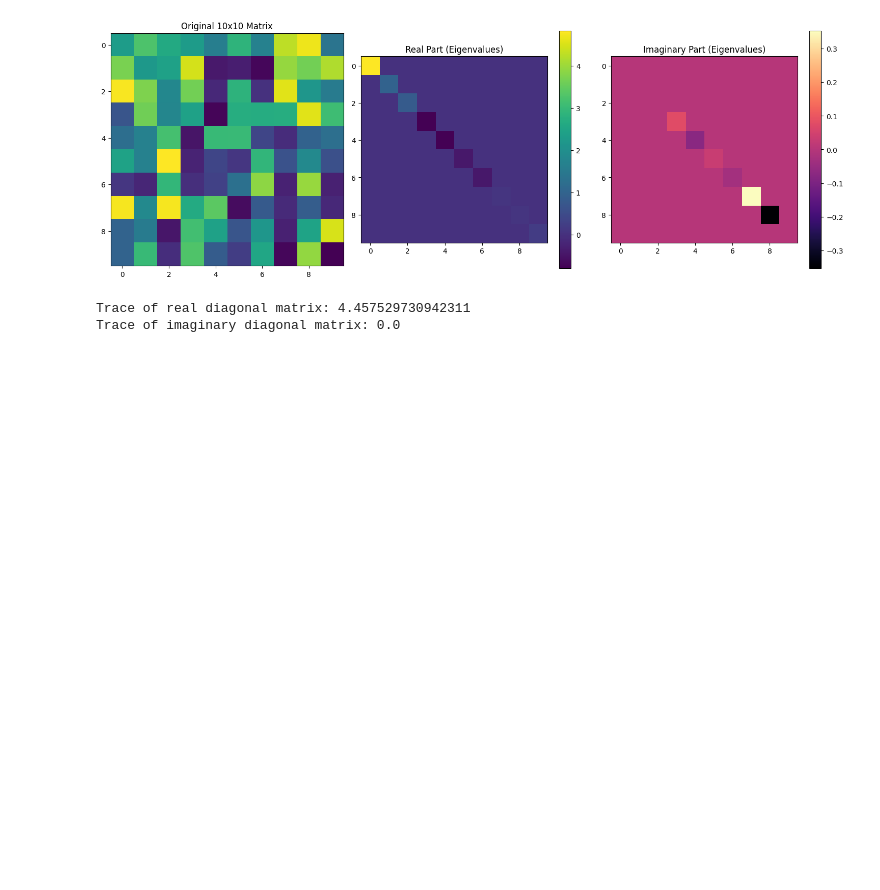
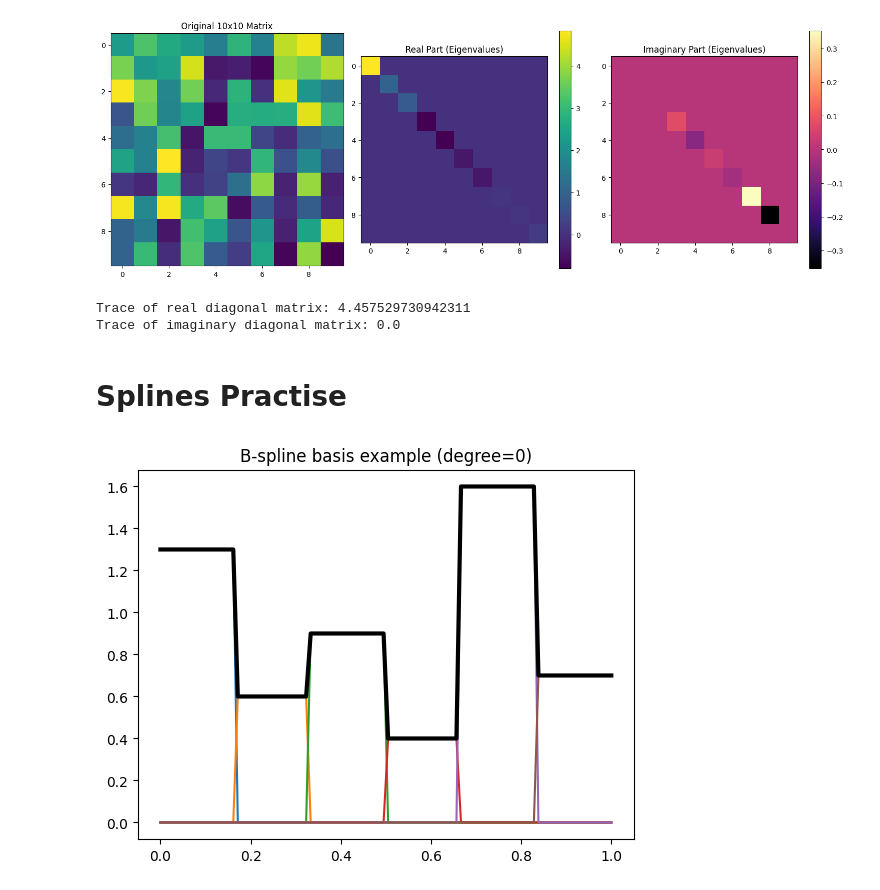
Before and after one commit to sajid-ahmed1/practise_project, a Jupyter notebook: practise_scripts.ipynb, the cells around one changed output. Cells and saved outputs as stored; diff of their text form; code cells hidden in the pictures; blank space fills up the shorter version.

Commit message:
learnt splines

```diff
--- a/practise_scripts.ipynb
+++ b/practise_scripts.ipynb
@@ -306,3 +306,5 @@ interact(
     sigma=FloatSlider(min=0.1, max=10.0, step=0.1, value=3.0, description='Sigma'),
     save_as_svg=Checkbox(value=False, description='Save as SVG')
 )
+# %% [markdown]
+# Splines Practise
@@ -308,0 +315,14 @@ interact(
+# %%
+# Example predictor
+x = np.linspace(0, 1, 100)
+plt.title("B-spline basis example (degree=0)")
+
+# 0-degree (piecewise constant) B-spline
+y = dmatrix("bs(x, df=6, degree=0, include_intercept=True) - 1",
+                         {"x": x})
+b = np.array([1.3,0.6,0.9,0.4,1.6,0.7])
+# Plot basis functions
+plt.plot(x, y*b);
+plt.plot(x, np.dot(y,b),color='k',linewidth=3);
+# %% [output]
+[figure, added]
```
Also changed, not shown: parts of 10 cells of this notebook.
